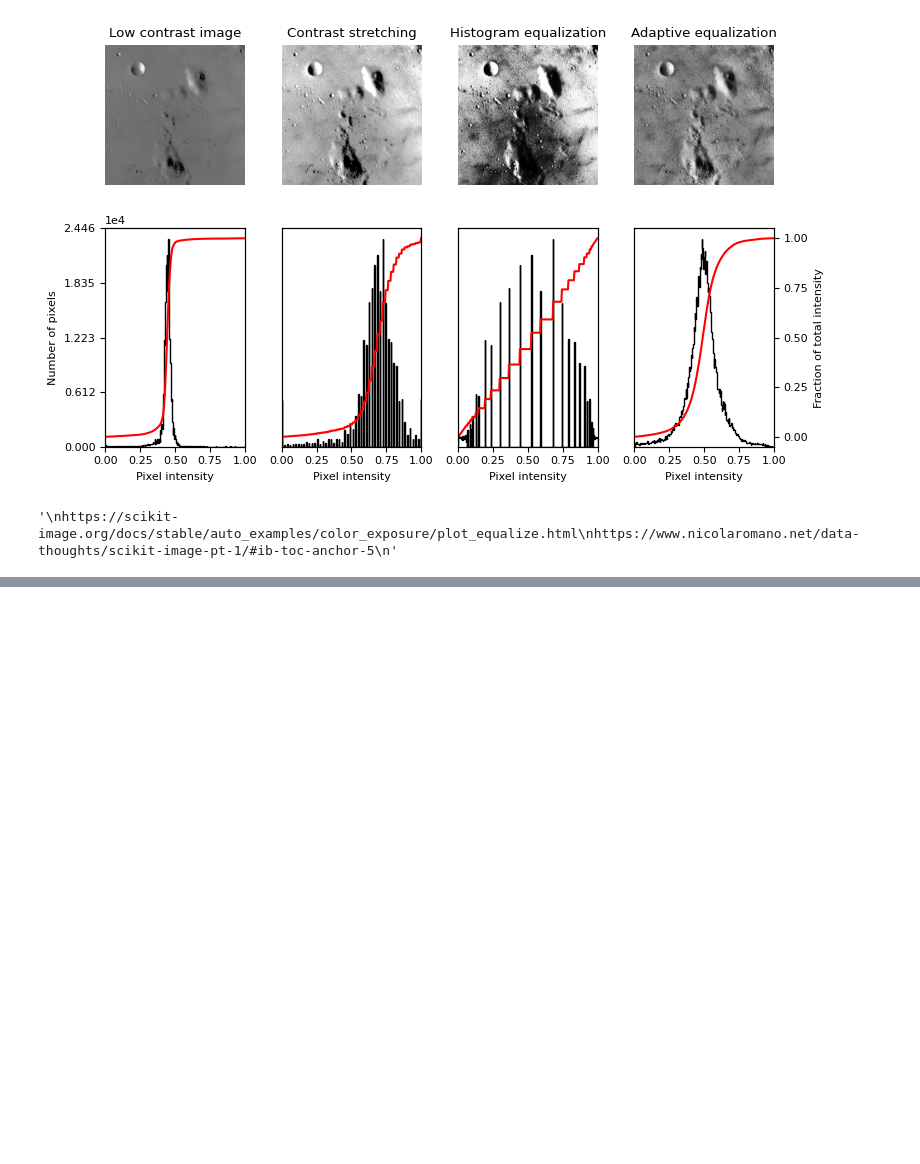
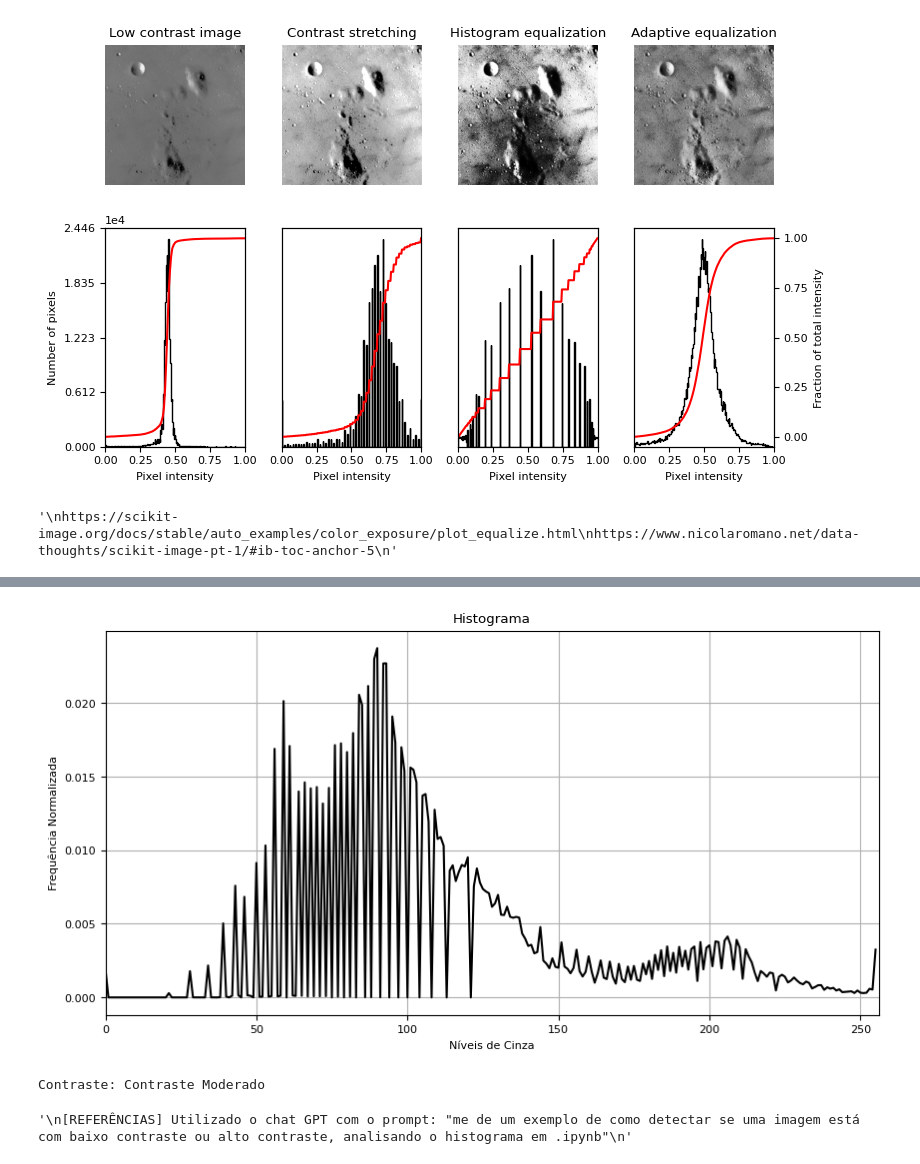
Before and after one commit to juunioor/COMPUTACAOVISUAL, a Jupyter notebook: semana6_compvisu.ipynb, the cells around one changed output, grey strips where cells are left out. Drawn from its saved outputs; the diff is of its cells as text; code cells hidden in the pictures; blank space fills up the shorter version.

```diff
--- a/semana6_compvisu.ipynb
+++ b/semana6_compvisu.ipynb
@@ -209,0 +249,58 @@ https://scikit-image.org/docs/stable/api/skimage.exposure.html#skimage.exposure.
+# %%
+# 6 . Detectar (concluir) se uma imagem está com baixo contraste ou alto contraste, analisando o histograma.
+
+import cv2
+import numpy as np
+import matplotlib.pyplot as plt
+
+# Carregue a imagem
+imagem = cv2.imread('kodim23.png', cv2.IMREAD_GRAYSCALE)
+
+# Calcule o histograma
+histograma = cv2.calcHist([imagem], [0], None, [256], [0, 256])
+
+# Normalize o histograma
+histograma_normalizado = histograma / histograma.sum()
+
+# Calcule a média e o desvio padrão dos valores de intensidade
+media = np.mean(imagem)
+desvio_padrao = np.std(imagem)
+
+# Determine o limiar para baixo contraste (você pode ajustar esse valor)
+limiar_contraste_baixo = 20
+
+# Determine o limiar para alto contraste (você pode ajustar esse valor)
+limiar_contraste_alto = 100
+
+# Defina uma função para determinar o contraste com base na média e no desvio padrão
+def detectar_contraste(media, desvio_padrao, limiar_baixo, limiar_alto):
+    if desvio_padrao < limiar_baixo:
+        return "Baixo Contraste"
+    elif desvio_padrao > limiar_alto:
+        return "Alto Contraste"
+    else:
+        return "Contraste Moderado"
+
+# Determine o nível de contraste da imagem
+nivel_contraste = detectar_contraste(media, desvio_padrao, limiar_contraste_baixo, limiar_contraste_alto)
+
+# Plotar o histograma
+plt.figure(figsize=(10, 5))
+plt.plot(histograma_normalizado, color='black')
+plt.title('Histograma')
+plt.xlabel('Níveis de Cinza')
+plt.ylabel('Frequência Normalizada')
+plt.xlim([0, 256])
+plt.grid()
+plt.show()
+
+# Exibir o resultado
+print(f"Contraste: {nivel_contraste}")
+
+'''
+[REFERÊNCIAS] Utilizado o chat GPT com o prompt: "me de um exemplo de como detectar se uma imagem está com baixo contraste ou alto contraste, analisando o histograma em .ipynb"
+'''
+# %% [output]
+[figure, added]
+Contraste: Contraste Moderado
+'\n[REFERÊNCIAS] Utilizado o chat GPT com o prompt: "me de um exemplo de como detectar se uma imagem está com baixo contraste ou alto contraste, analisando o histograma em .ipynb"\n'
```
Also changed, not shown: parts of 6 cells of this notebook.
